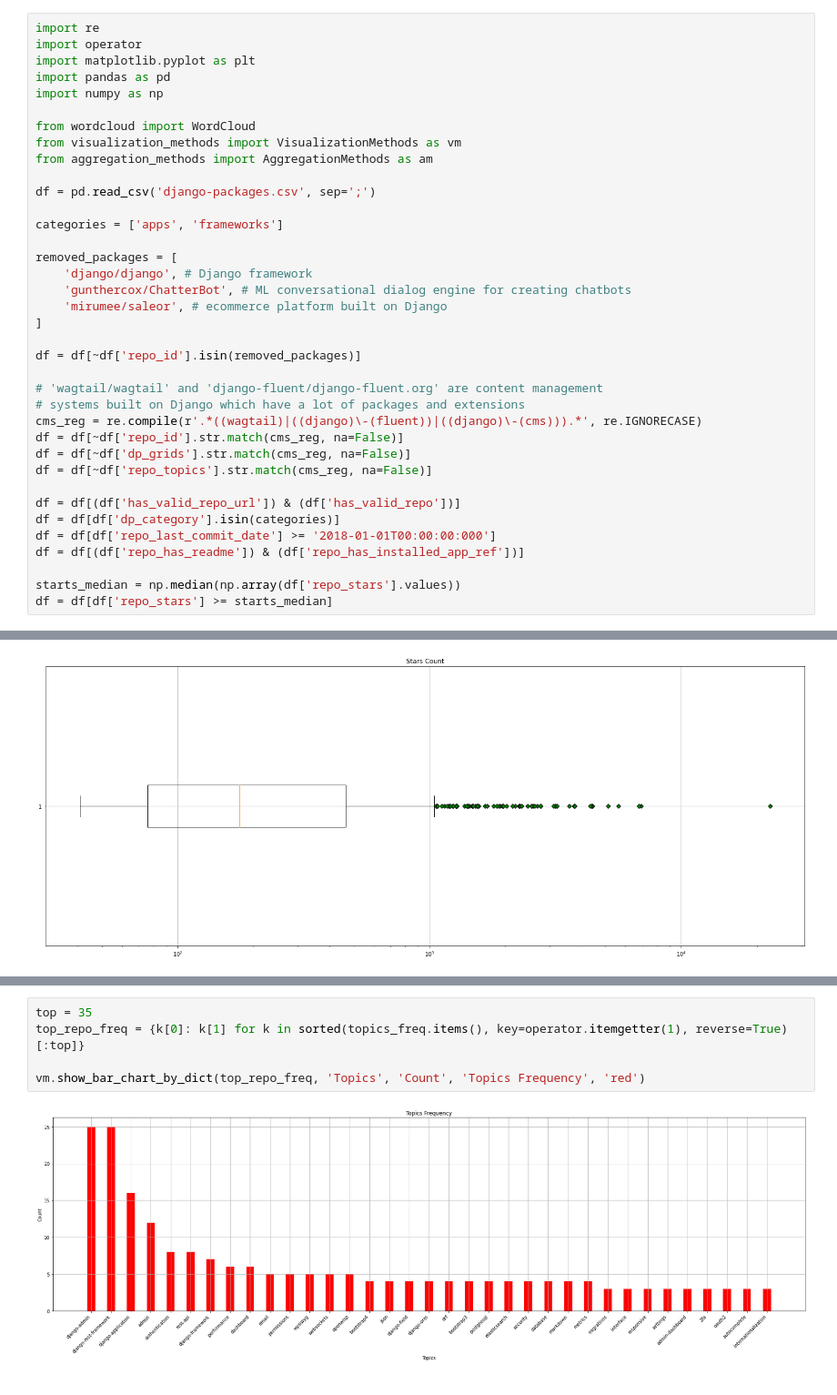
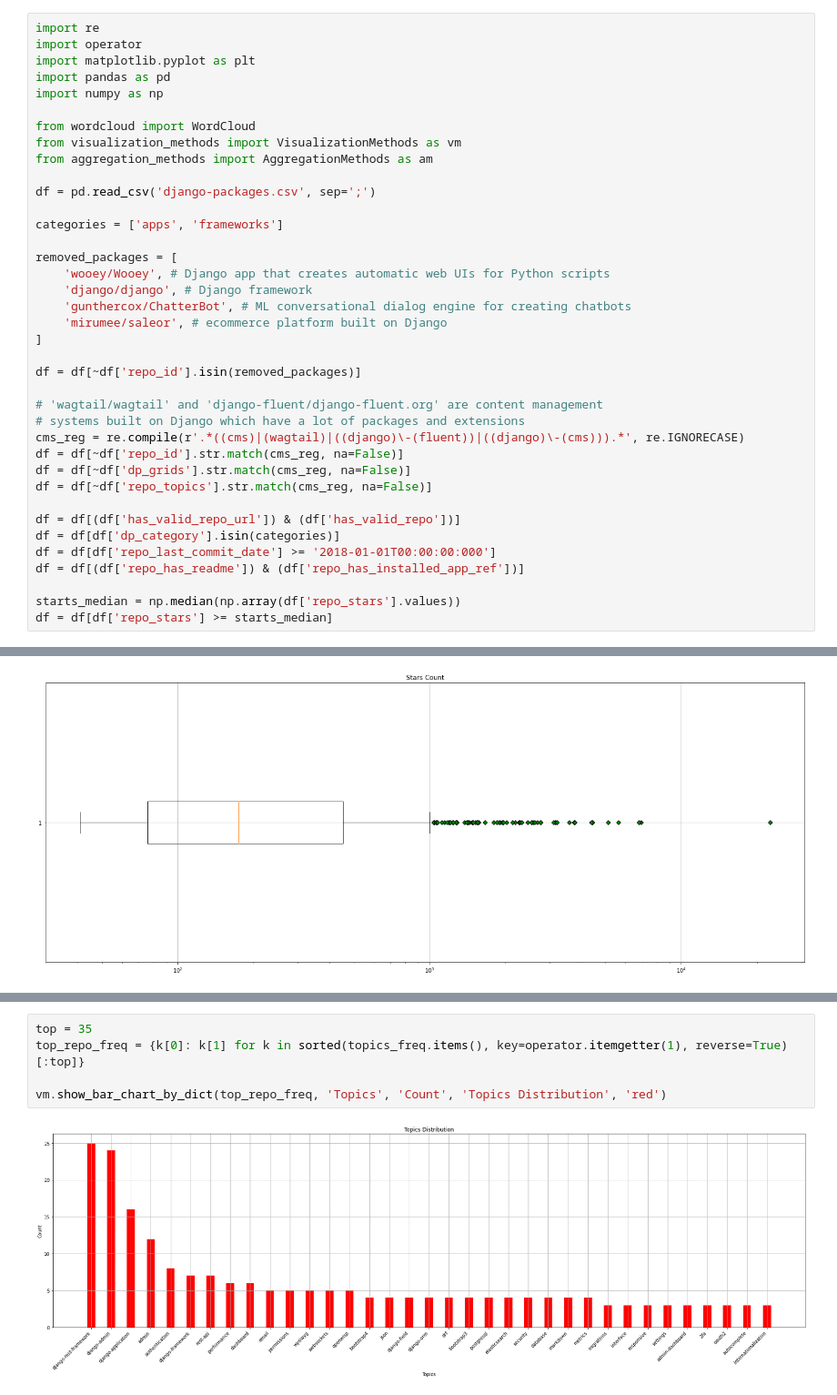
Before and after one commit to rafaatsouza/django-packages-miner, a Jupyter notebook: src/visualization/django-packages.ipynb, the cells around one changed output, grey strips where cells are left out. Shown at 91% size. Drawn from its saved outputs; the diff is of its cells as text.

Commit message:
Adds another excluded repo, and increases cms regular expression

```diff
--- a/src/visualization/django-packages.ipynb
+++ b/src/visualization/django-packages.ipynb
@@ -14,6 +14,7 @@ df = pd.read_csv('django-packages.csv', sep=';')
 categories = ['apps', 'frameworks']
 
 removed_packages = [
+    'wooey/Wooey', # Django app that creates automatic web UIs for Python scripts
     'django/django', # Django framework
     'gunthercox/ChatterBot', # ML conversational dialog engine for creating chatbots
     'mirumee/saleor', # ecommerce platform built on Django
@@ -23,7 +24,7 @@ df = df[~df['repo_id'].isin(removed_packages)]
 
 # 'wagtail/wagtail' and 'django-fluent/django-fluent.org' are content management
 # systems built on Django which have a lot of packages and extensions
-cms_reg = re.compile(r'.*((wagtail)|((django)\-(fluent))|((django)\-(cms))).*', re.IGNORECASE)
+cms_reg = re.compile(r'.*((cms)|(wagtail)|((django)\-(fluent))|((django)\-(cms))).*', re.IGNORECASE)
 df = df[~df['repo_id'].str.match(cms_reg, na=False)]
 df = df[~df['dp_grids'].str.match(cms_reg, na=False)]
 df = df[~df['repo_topics'].str.match(cms_reg, na=False)]
@@ -153,7 +154,7 @@ plt.show()
 # %%
 top = 35
 top_repo_freq = {k[0]: k[1] for k in sorted(topics_freq.items(), key=operator.itemgetter(1), reverse=True)[:top]}
 
-vm.show_bar_chart_by_dict(top_repo_freq, 'Topics', 'Count', 'Topics Frequency', 'red')
+vm.show_bar_chart_by_dict(top_repo_freq, 'Topics', 'Count', 'Topics Distribution', 'red')
 # %% [output]
-[figure, old version]
+[figure, new version]
```
Also changed, not shown: parts of 4 cells of this notebook.
